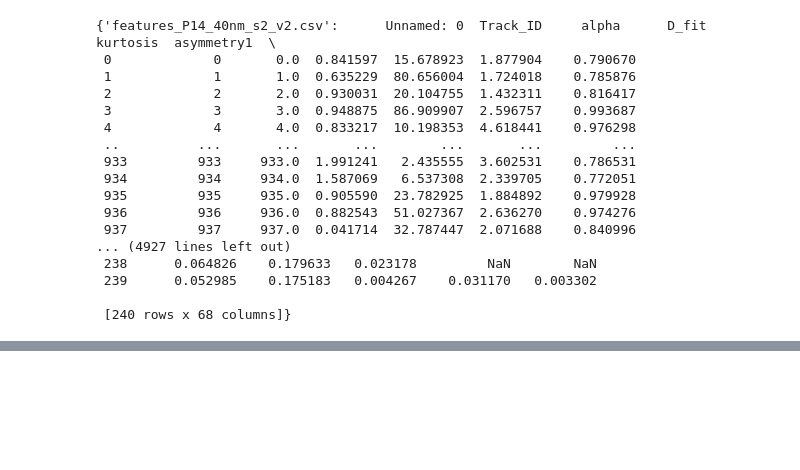
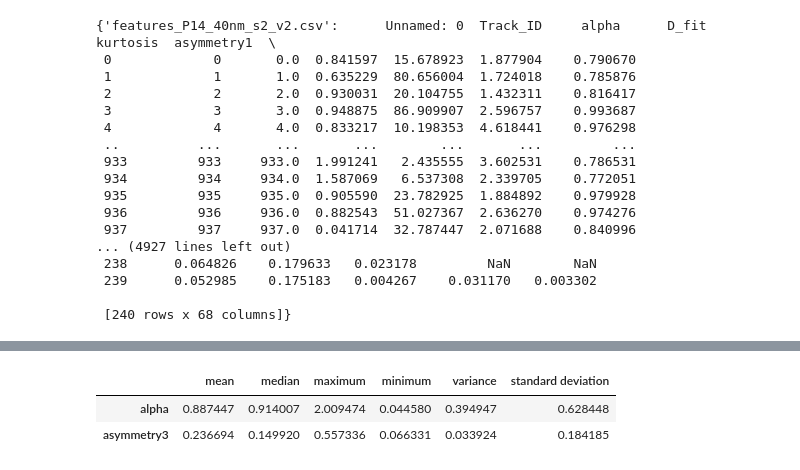
Before and after one commit to MPT-project-W24/mpt-statistical-testing, a Jupyter notebook: Workspaces/garrett_stats.ipynb, the cells around one changed output, grey strips where cells are left out. Saved outputs shown, nothing was run; the diff lists cells and outputs as text; code cells hidden in the pictures; blank space fills up the shorter version.

```diff
--- a/Workspaces/garrett_stats.ipynb
+++ b/Workspaces/garrett_stats.ipynb
@@ -94,0 +144,6 @@ def feature_descriptive_statistics(dataframe, features):
+# %%
+feature_descriptive_statistics(dummyFeatures_df1,["alpha","asymmetry3"])
+# %% [output]
+|  | mean | median | maximum | minimum | variance | standard deviation |
+| alpha | 0.887447 | 0.914007 | 2.009474 | 0.044580 | 0.394947 | 0.628448 |
+| asymmetry3 | 0.236694 | 0.149920 | 0.557336 | 0.066331 | 0.033924 | 0.184185 |
```
Also changed, not shown: parts of 5 cells of this notebook.
